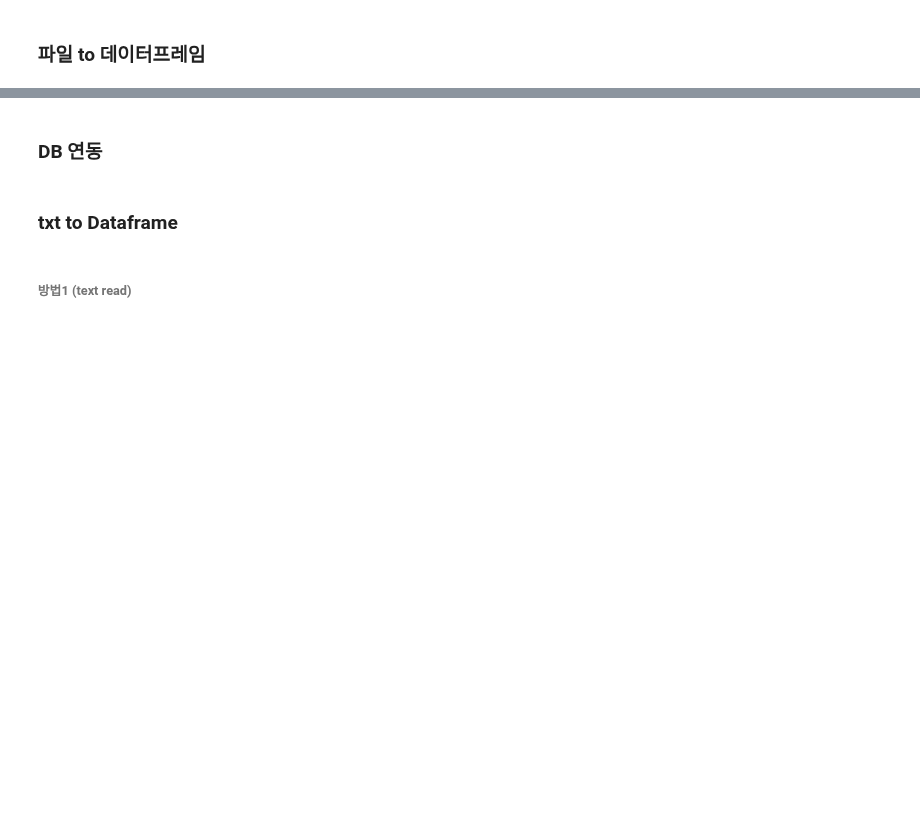
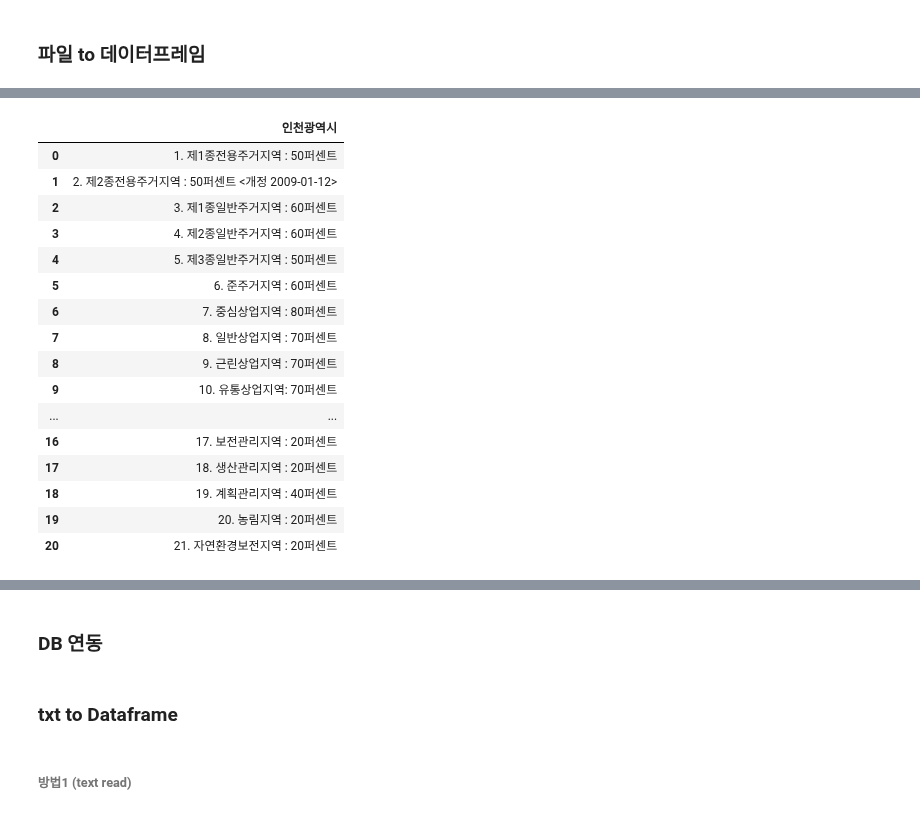
Before and after one commit to UL-DA/pythonProject, a Jupyter notebook: 자치법규정보시스템/[TEST] 자치법규 정보 시스템 (용적률,건폐율)_test.ipynb, the cells around one changed output, grey strips where cells are left out. Saved outputs shown, nothing was run; the diff lists cells and outputs as text; code cells hidden in the pictures; blank space fills up the shorter version.

```diff
--- a/자치법규정보시스템/[TEST] 자치법규 정보 시스템 (용적률,건폐율)_test.ipynb
+++ b/자치법규정보시스템/[TEST] 자치법규 정보 시스템 (용적률,건폐율)_test.ipynb
@@ -354,0 +435,23 @@ df_buildingCoverage
+# %%
+df_bc_concat = pd.concat([df_bc,df_bc_etc], axis=0).reset_index(drop=True)
+df_far_concat = pd.concat([df_far,df_far_etc], axis=0).reset_index(drop=True)
+# %%
+df_bc_concat
+# %% [output]
+|  | 인천광역시 |
+| 0 | 1. 제1종전용주거지역 : 50퍼센트 |
+| 1 | 2. 제2종전용주거지역 : 50퍼센트 <개정 2009-01-12> |
+| 2 | 3. 제1종일반주거지역 : 60퍼센트 |
+| 3 | 4. 제2종일반주거지역 : 60퍼센트 |
+| 4 | 5. 제3종일반주거지역 : 50퍼센트 |
+| 5 | 6. 준주거지역 : 60퍼센트 |
+| 6 | 7. 중심상업지역 : 80퍼센트 |
+| 7 | 8. 일반상업지역 : 70퍼센트 |
+| 8 | 9. 근린상업지역 : 70퍼센트 |
+| 9 | 10. 유통상업지역: 70퍼센트 |
+| ... | ... |
+| 16 | 17. 보전관리지역 : 20퍼센트 |
+| 17 | 18. 생산관리지역 : 20퍼센트 |
+| 18 | 19. 계획관리지역 : 40퍼센트 |
+| 19 | 20. 농림지역 : 20퍼센트 |
+| 20 | 21. 자연환경보전지역 : 20퍼센트 |
```
Also changed, not shown: parts of 35 cells of this notebook.
